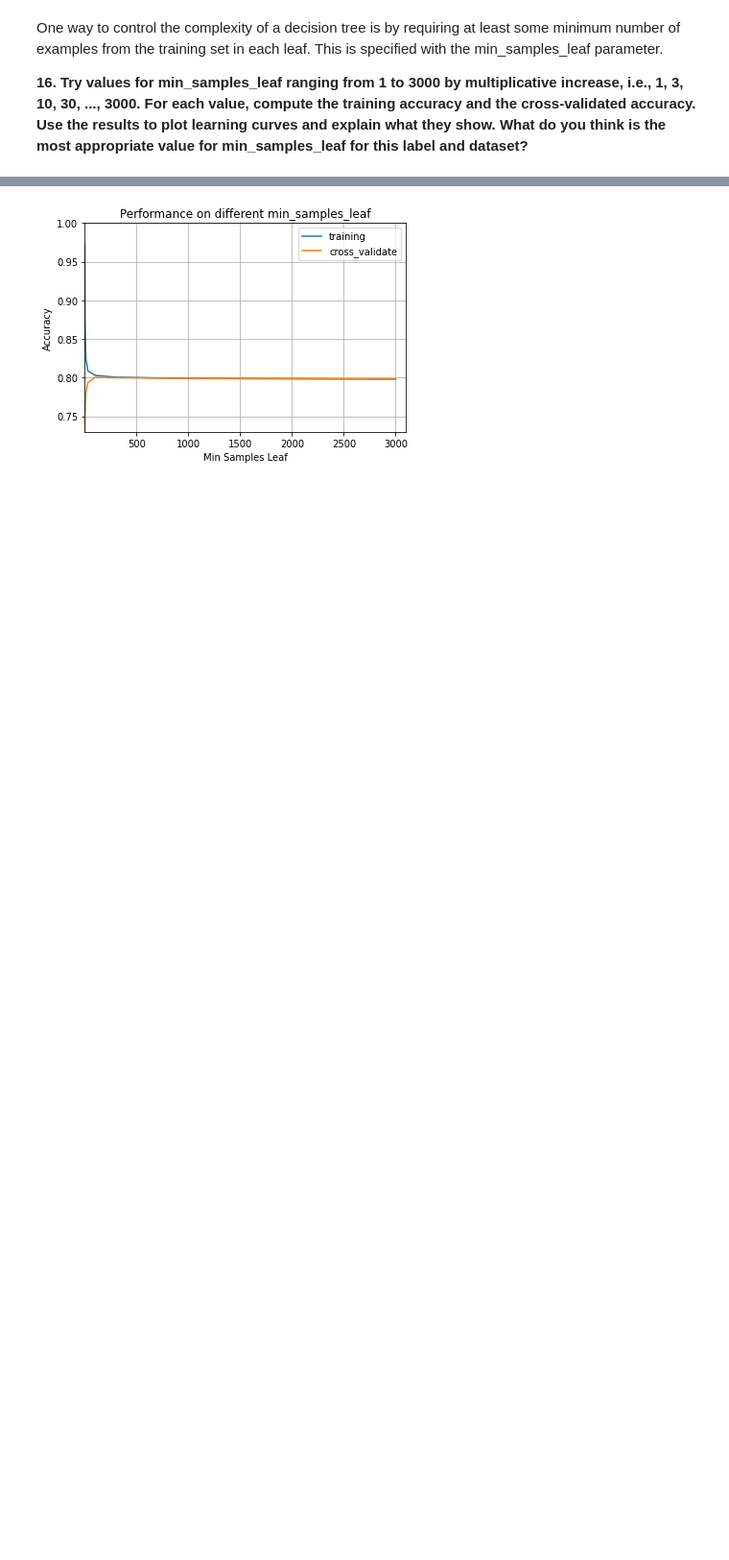
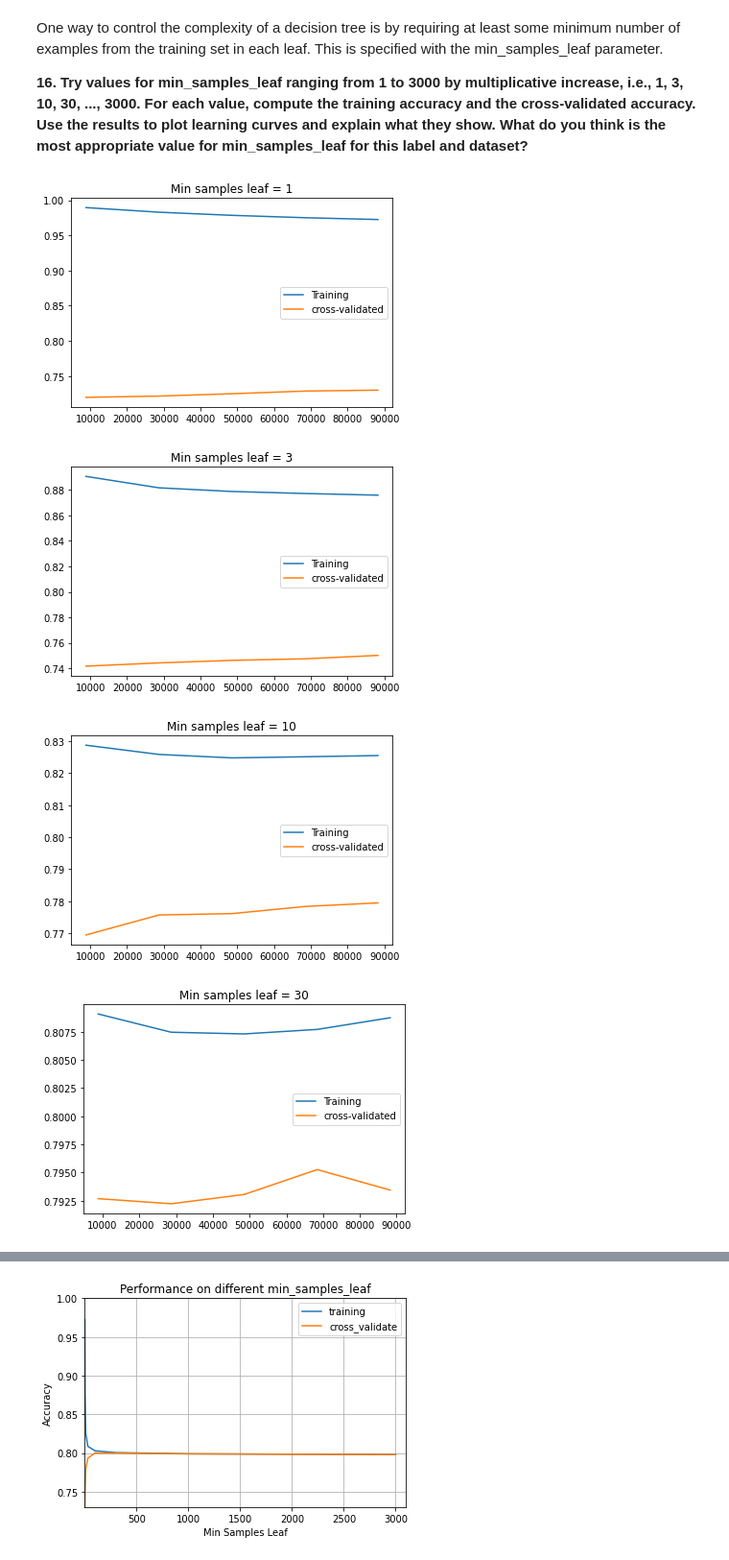
Before and after one commit to powenfang/Data-Science-for-Business-2021Fall-Elkan, a Jupyter notebook: Homeworks/solution/HW2_solution.ipynb, the cells around one changed output, grey strips where cells are left out. Shown: that part at 96% size. Cells and saved outputs as stored; diff of their text form; code cells hidden in the pictures; blank space fills up the shorter version.

```diff
--- a/Homeworks/solution/HW2_solution.ipynb
+++ b/Homeworks/solution/HW2_solution.ipynb
@@ -80,7 +80,7 @@ data['ScheduledDay'] = data['ScheduledDay'].dt.normalize()
 **5. Create a new column called 'TimeInAdvance' for the difference in days between ScheduledDay and AppointmentDay. Make sure that the new field includes only integers (and not TimeDelta, which is the difference between two datetimes).**
 # %%
 # Put your answer here
-data['TimeInAdvance'] = (data['ScheduledDay'] - data['AppointmentDay']).dt.days
+data['TimeInAdvance'] = (data['AppointmentDay'] - data['ScheduledDay']).dt.days
 # %% [markdown]
 **Extra credit: There are many other features you may want to extract from date variables, such as the time at which the appointment was scheduled, the day of the week, the month, etc.**
 # %%
@@ -109,6 +109,7 @@ data.describe()
 original_length_of_data = len(data)
 data = data[data['Age'] >= 0]
 data = data[(data['Handicap'] == 1) | (data['Handicap'] == 0)]
+data = data[data['TimeInAdvance'] >= 0]
 
 print('I removed {} observations.'.format(original_length_of_data - len(data)))
 # %% [output]
@@ -237,3 +238,20 @@ for l in min_samples_leaf:
 
     avg_training_accuracy.append(scores['train_score'].mean())
     avg_crossval_accuracy.append(scores['test_score'].mean())
+# %%
+import numpy as np
+from sklearn.model_selection import learning_curve
+
+for l in min_samples_leaf:
+    clfer = DecisionTreeClassifier(min_samples_leaf = l)
+    train_sizes, train_scores, test_scores = learning_curve(clfer, X = data[features], y = data['No-show'], cv=5)
+    plt.figure()
+    plt.plot(train_sizes, np.mean(train_scores, axis = 1), label = "Training")
+    plt.plot(train_sizes, np.mean(test_scores, axis = 1), label = "cross-validated")
+    plt.title("Min samples leaf = " + str(l))
+    plt.legend()
+# %% [output]
+[figure, added]
+[figure, added]
+[figure, added]
+[figure, added]
```
Also changed, not shown: parts of 6 cells of this notebook.
